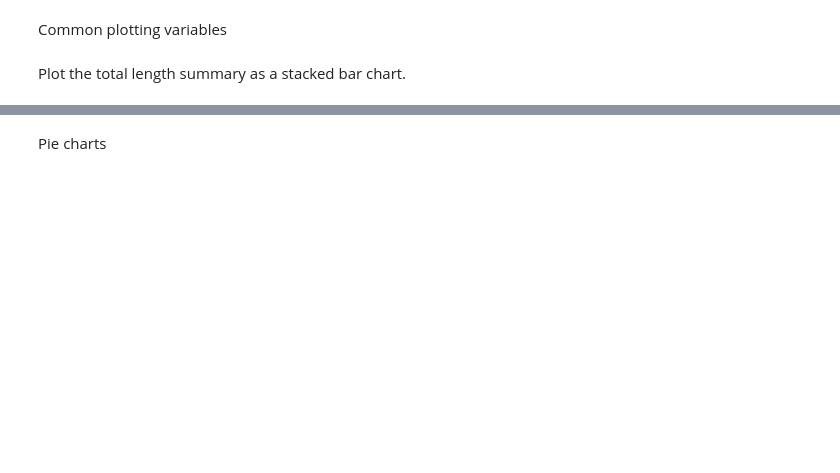
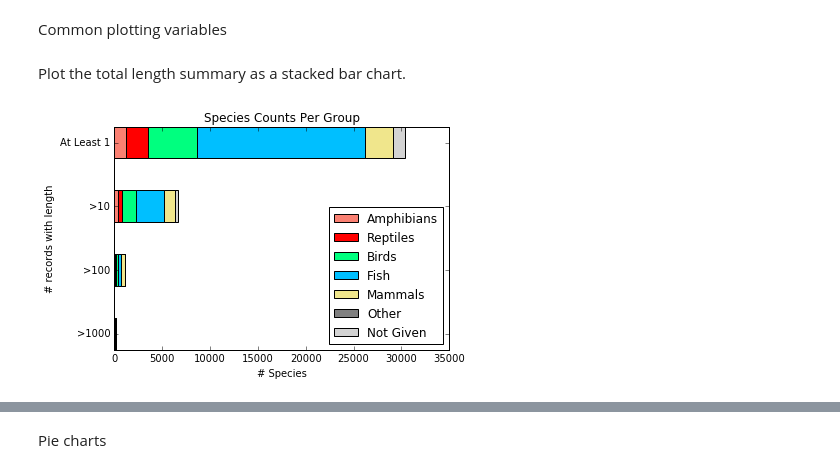
Before and after one commit to rafelafrance/traiter, a Jupyter notebook: parsers/vertnet_parser.ipynb, the cells around one changed output, grey strips where cells are left out. Cells and saved outputs as stored; diff of their text form; code cells hidden in the pictures; blank space fills up the shorter version.

Commit message:
More summary charts

```diff
--- a/parsers/vertnet_parser.ipynb
+++ b/parsers/vertnet_parser.ipynb
@@ -2012,10 +2011,21 @@ COLORS = ['Salmon', 'Khaki', 'Blue', 'SpringGreen', 'Goldenrod', 'Silver']
+# %%
+COLORS = ['Salmon', 'Red', 'SpringGreen', 'DeepSkyBlue', 'Khaki', 'Gray', 'Lightgray']
 # %% [markdown]
 Plot the total length summary as a stacked bar chart.
 # %%
 left = [0.0, 0.0, 0.0, 0.0]
-for i in range(grouped.shape[0]):
-    plt.barh(np.arange(4), grouped.iloc[i, 1:5], 0.5, left=left, label=grouped.iloc[i, 0], color=COLORS[i])
-    left += grouped.iloc[i, 1:5]
-plt.legend(loc='lower right')
-# plt.Axes.set_yticklabels('')
+fig, ax = plt.subplots()
+
+for i in range(df.shape[0]):
+    ax.barh(np.arange(4), df.iloc[i, 1:5], 0.5, left=left, label=df.iloc[i, 0], color=COLORS[i])
+    left += df.iloc[i, 1:5]
+
+ax.set_title('Species Counts Per Group')
+ax.legend(loc='lower right')
+ax.set_yticks(np.arange(4) + 0.25)
+ax.set_yticklabels(labels=['>1000', '>100', '>10', 'At Least 1'])
+ax.set_ylabel('# records with length')
+ax.set_xlabel('# Species')
 plt.show()
+# %% [output]
+[figure, added]
```
Also changed, not shown: parts of 26 cells of this notebook.
